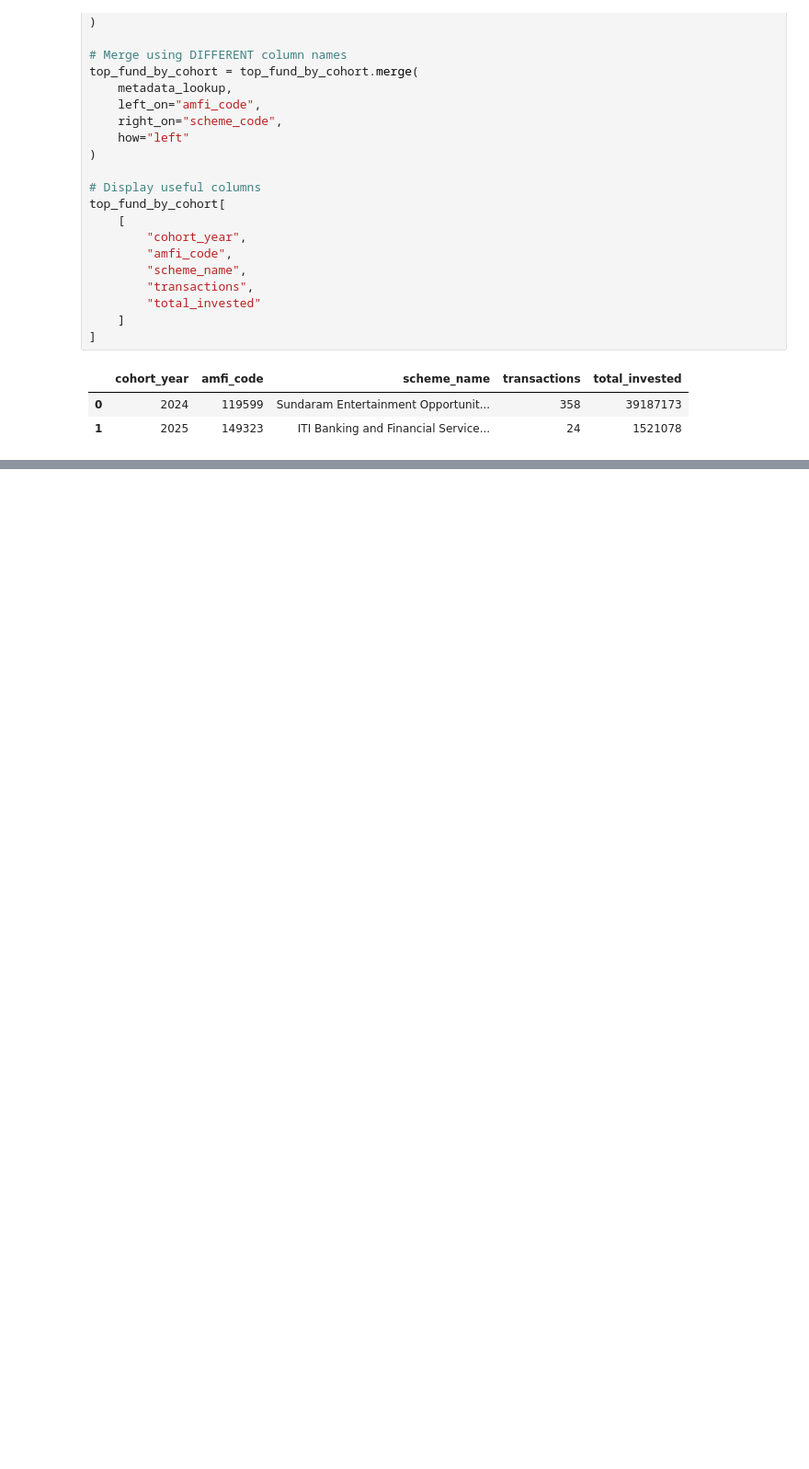
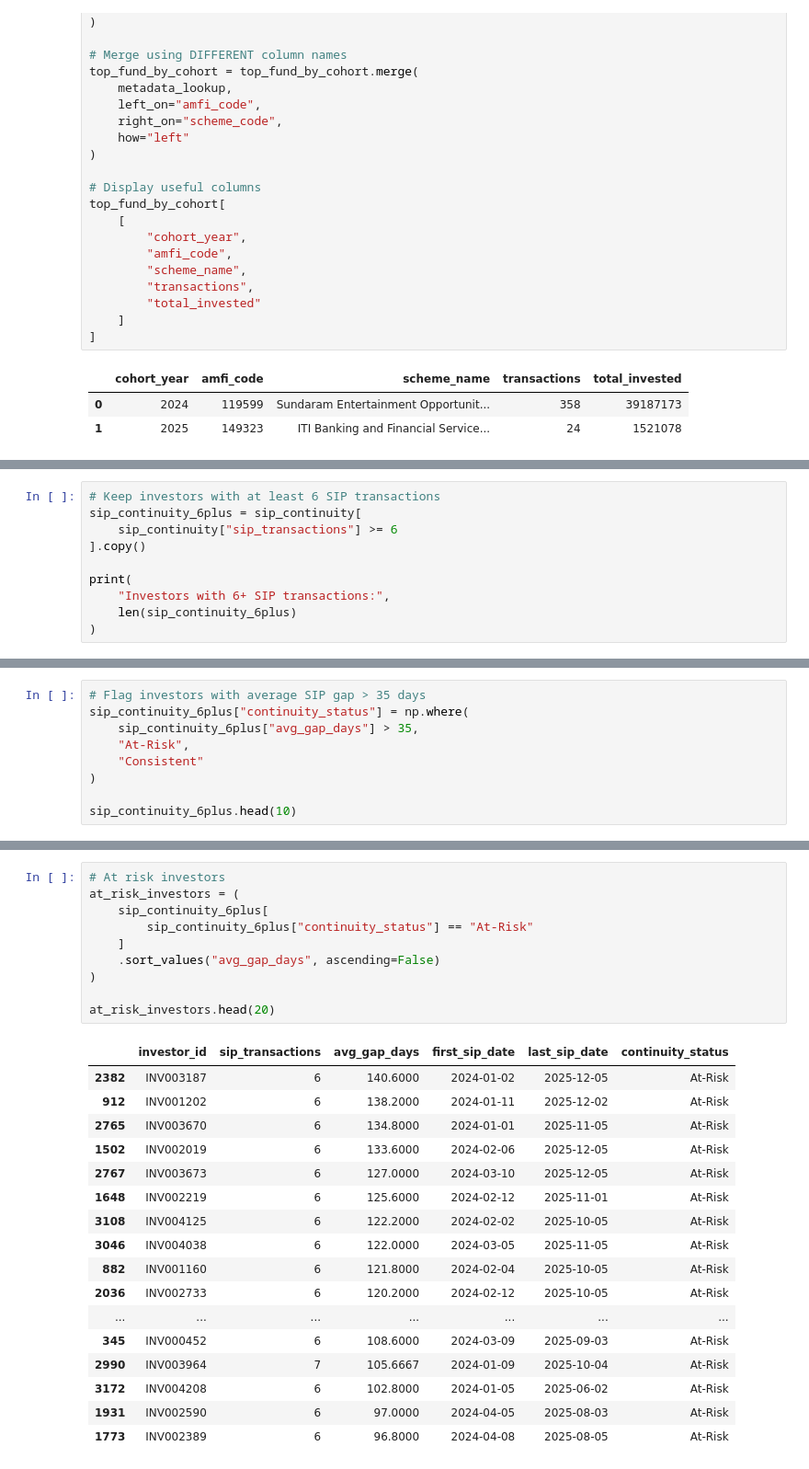
Before and after one commit to VANSHxGIT/CapstoneProject.Mutual_Fund_Analysis, a Jupyter notebook: notebooks/Advanced_Analytics.ipynb, the cells around one changed output, grey strips where cells are left out. Shown at 92% size. Drawn from its saved outputs; the diff is of its cells as text; blank space fills up the shorter version.

Commit message:
SIP Continuity Analysis done in Advanced_Analytics notebook.

```diff
--- a/notebooks/Advanced_Analytics.ipynb
+++ b/notebooks/Advanced_Analytics.ipynb
@@ -777,0 +864,10 @@ top_fund_by_cohort[
+# %%
+# Keep investors with at least 6 SIP transactions
+sip_continuity_6plus = sip_continuity[
+    sip_continuity["sip_transactions"] >= 6
+].copy()
+
+print(
+    "Investors with 6+ SIP transactions:",
+    len(sip_continuity_6plus)
+)
@@ -777,0 +876,9 @@ top_fund_by_cohort[
+# %%
+# Flag investors with average SIP gap > 35 days
+sip_continuity_6plus["continuity_status"] = np.where(
+    sip_continuity_6plus["avg_gap_days"] > 35,
+    "At-Risk",
+    "Consistent"
+)
+
+sip_continuity_6plus.head(10)
@@ -777,0 +933,28 @@ top_fund_by_cohort[
+# %%
+# At risk investors
+at_risk_investors = (
+    sip_continuity_6plus[
+        sip_continuity_6plus["continuity_status"] == "At-Risk"
+    ]
+    .sort_values("avg_gap_days", ascending=False)
+)
+
+at_risk_investors.head(20)
+# %% [output]
+|  | investor_id | sip_transactions | avg_gap_days | first_sip_date | last_sip_date | continuity_status |
+| 2382 | INV003187 | 6 | 140.6000 | 2024-01-02 | 2025-12-05 | At-Risk |
+| 912 | INV001202 | 6 | 138.2000 | 2024-01-11 | 2025-12-02 | At-Risk |
+| 2765 | INV003670 | 6 | 134.8000 | 2024-01-01 | 2025-11-05 | At-Risk |
+| 1502 | INV002019 | 6 | 133.6000 | 2024-02-06 | 2025-12-05 | At-Risk |
+| 2767 | INV003673 | 6 | 127.0000 | 2024-03-10 | 2025-12-05 | At-Risk |
+| 1648 | INV002219 | 6 | 125.6000 | 2024-02-12 | 2025-11-01 | At-Risk |
+| 3108 | INV004125 | 6 | 122.2000 | 2024-02-02 | 2025-10-05 | At-Risk |
+| 3046 | INV004038 | 6 | 122.0000 | 2024-03-05 | 2025-11-05 | At-Risk |
+| 882 | INV001160 | 6 | 121.8000 | 2024-02-04 | 2025-10-05 | At-Risk |
+| 2036 | INV002733 | 6 | 120.2000 | 2024-02-12 | 2025-10-05 | At-Risk |
+| ... | ... | ... | ... | ... | ... | ... |
+| 345 | INV000452 | 6 | 108.6000 | 2024-03-09 | 2025-09-03 | At-Risk |
+| 2990 | INV003964 | 7 | 105.6667 | 2024-01-09 | 2025-10-04 | At-Risk |
+| 3172 | INV004208 | 6 | 102.8000 | 2024-01-05 | 2025-06-02 | At-Risk |
+| 1931 | INV002590 | 6 | 97.0000 | 2024-04-05 | 2025-08-03 | At-Risk |
+| 1773 | INV002389 | 6 | 96.8000 | 2024-04-08 | 2025-08-05 | At-Risk |
```
Also changed, not shown: parts of 9 cells of this notebook, 1 other file.
